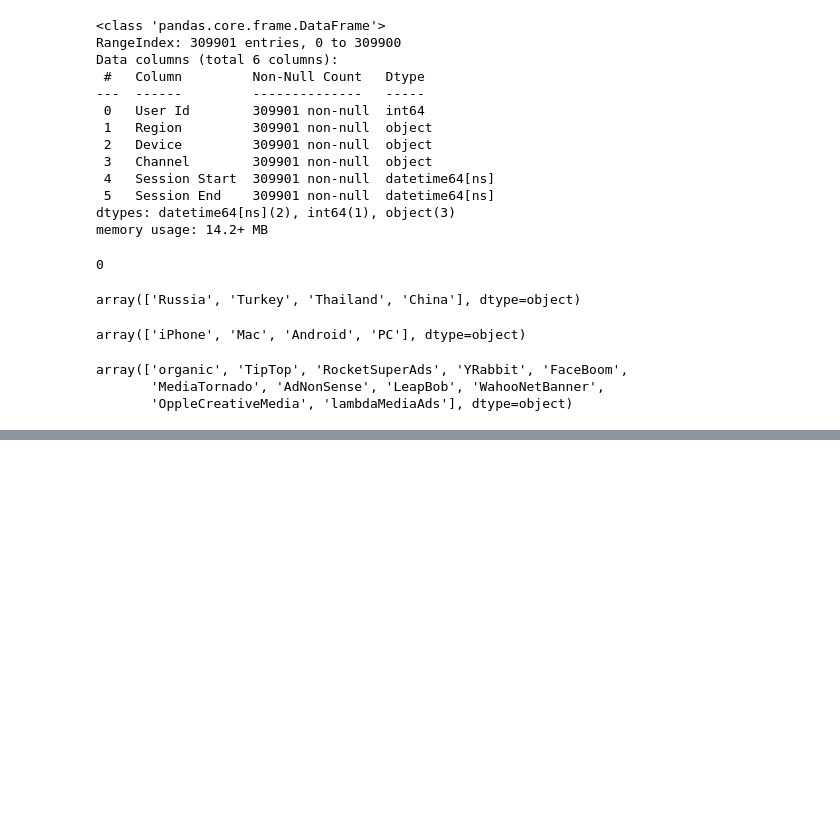
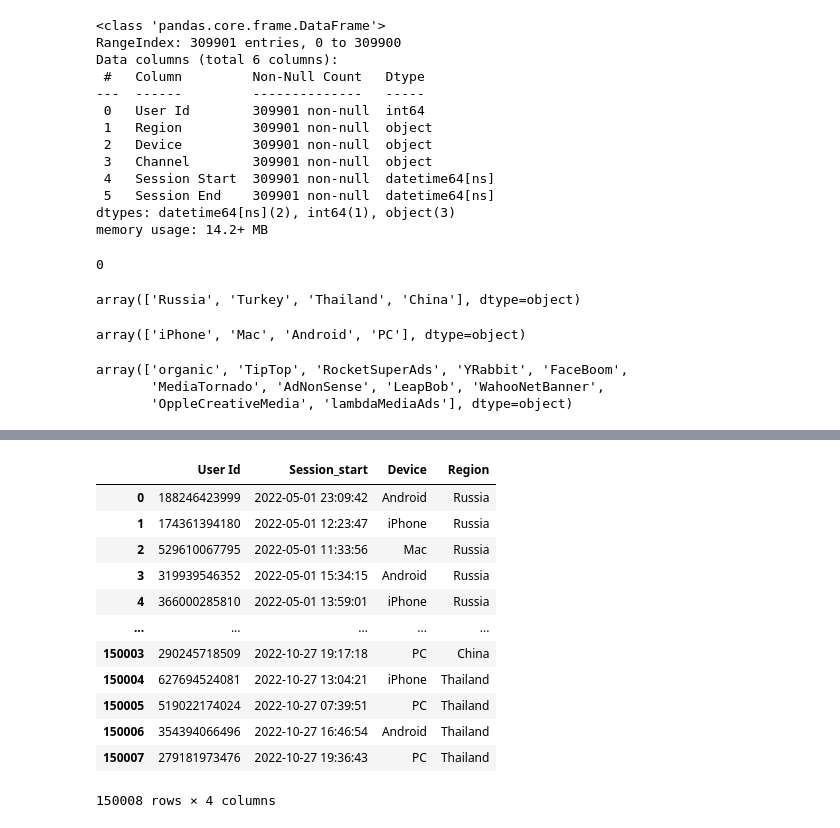
Before and after one commit to tespip/nenyam, a Jupyter notebook: Report_C1.ipynb, the cells around one changed output, grey strips where cells are left out. Drawn from its saved outputs; the diff is of its cells as text; code cells hidden in the pictures; blank space fills up the shorter version.

```diff
--- a/Report_C1.ipynb
+++ b/Report_C1.ipynb
@@ -141,6 +183,3 @@ WHERE pg_catalog.pg_class.relname = %(table_name)s AND pg_catalog.pg_class.relki
 Здесь извлекаются все наборы данных в формате DataFrame, которые были загружены в базу данных и точно также предусматриваются ошибки при чтении данных и общие ошибки.
 # %% [markdown]
 <h3>1.2 Предварительная обработка данных</h3>
-# %%
-expenses.drop(columns='index', inplace=True)
-expenses.info()
@@ -298,0 +374,32 @@ array(['organic', 'TipTop', 'RocketSuperAds', 'YRabbit', 'FaceBoom',
+# %%
+users_bundle = pd.DataFrame(columns=['User Id'])
+
+def create_bundle(frame, expenses):
+    global users_bundle
+    users_bundle['User Id'] = frame['User Id'].unique()
+    group = frame.groupby('User Id').agg(
+        Session_start=('Session Start', 'min'),
+        Device=('Device', 'first'),
+        Region=('Region', 'first'),
+    )
+
+
+    users_bundle = pd.merge(users_bundle, group, on='User Id')
+    return users_bundle
+
+users_bundle = create_bundle(df, expenses)
+users_bundle
+# %% [output]
+|  | User Id | Session_start | Device | Region |
+| 0 | 188246423999 | 2022-05-01 23:09:42 | Android | Russia |
+| 1 | 174361394180 | 2022-05-01 12:23:47 | iPhone | Russia |
+| 2 | 529610067795 | 2022-05-01 11:33:56 | Mac | Russia |
+| 3 | 319939546352 | 2022-05-01 15:34:15 | Android | Russia |
+| 4 | 366000285810 | 2022-05-01 13:59:01 | iPhone | Russia |
+| ... | ... | ... | ... | ... |
+| 150003 | 290245718509 | 2022-10-27 19:17:18 | PC | China |
+| 150004 | 627694524081 | 2022-10-27 13:04:21 | iPhone | Thailand |
+| 150005 | 519022174024 | 2022-10-27 07:39:51 | PC | Thailand |
+| 150006 | 354394066496 | 2022-10-27 16:46:54 | Android | Thailand |
+| 150007 | 279181973476 | 2022-10-27 19:36:43 | PC | Thailand |
+150008 rows × 4 columns
```
Also changed, not shown: parts of 13 cells of this notebook.
